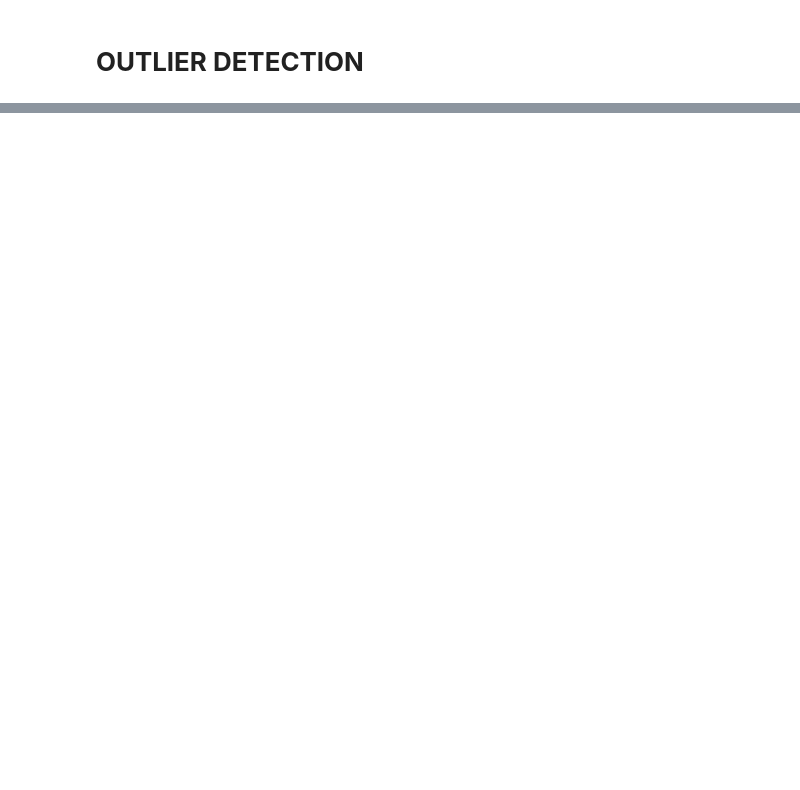
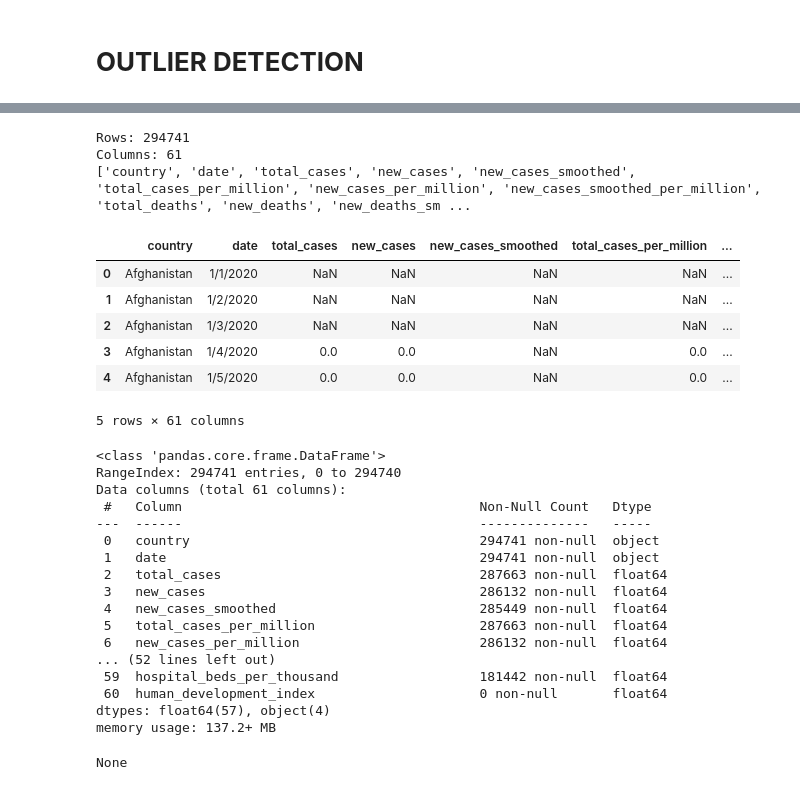
Before and after one commit to devansh391k/COVID-19-ANALYSIS-DATA-SCIENCE-PROJECT-, a Jupyter notebook: COVID19_ANALYSIS.ipynb, the cells around one changed output, grey strips where cells are left out. Drawn from its saved outputs; the diff is of its cells as text; code cells hidden in the pictures; blank space fills up the shorter version.

```diff
--- a/COVID19_ANALYSIS.ipynb
+++ b/COVID19_ANALYSIS.ipynb
@@ -313,0 +502,58 @@ plt.show()
+# %%
+import pandas as pd
+import numpy as np
+import matplotlib.pyplot as plt
+import seaborn as sns
+
+from sklearn.model_selection import train_test_split
+from sklearn.pipeline import Pipeline
+from sklearn.compose import ColumnTransformer
+from sklearn.impute import SimpleImputer
+from sklearn.preprocessing import OneHotEncoder, StandardScaler
+
+from sklearn.linear_model import LinearRegression
+from sklearn.tree import DecisionTreeRegressor
+from sklearn.svm import SVR
+from sklearn.ensemble import RandomForestRegressor, AdaBoostRegressor, GradientBoostingRegressor
+from sklearn.neural_network import MLPRegressor
+
+from sklearn.metrics import mean_squared_error, r2_score
+
+# Path to the uploaded file in Colab (update if different)
+DATA_PATH = "/content/DATA COVID 19.csv"    # Use "/mnt/data/DATA COVID 19.csv" if running locally in same environment
+# %%
+df = pd.read_csv(DATA_PATH)
+print("Rows:", len(df))
+print("Columns:", len(df.columns))
+print(df.columns.tolist()[:40])   # show first 40 columns
+display(df.head())
+display(df.info())
+# %% [output]
+Rows: 294741
+Columns: 61
+['country', 'date', 'total_cases', 'new_cases', 'new_cases_smoothed', 'total_cases_per_million', 'new_cases_per_million', 'new_cases_smoothed_per_million', 'total_deaths', 'new_deaths', 'new_deaths_sm ...
+|  | country | date | total_cases | new_cases | new_cases_smoothed | total_cases_per_million | ... |
+| 0 | Afghanistan | 1/1/2020 | NaN | NaN | NaN | NaN | ... |
+| 1 | Afghanistan | 1/2/2020 | NaN | NaN | NaN | NaN | ... |
+| 2 | Afghanistan | 1/3/2020 | NaN | NaN | NaN | NaN | ... |
+| 3 | Afghanistan | 1/4/2020 | 0.0 | 0.0 | NaN | 0.0 | ... |
+| 4 | Afghanistan | 1/5/2020 | 0.0 | 0.0 | NaN | 0.0 | ... |
+5 rows × 61 columns
+<class 'pandas.core.frame.DataFrame'>
+RangeIndex: 294741 entries, 0 to 294740
+Data columns (total 61 columns):
+ #   Column                                      Non-Null Count   Dtype
+---  ------                                      --------------   -----
+ 0   country                                     294741 non-null  object
+ 1   date                                        294741 non-null  object
+ 2   total_cases                                 287663 non-null  float64
+ 3   new_cases                                   286132 non-null  float64
+ 4   new_cases_smoothed                          285449 non-null  float64
+ 5   total_cases_per_million                     287663 non-null  float64
+ 6   new_cases_per_million                       286132 non-null  float64
+... (52 lines left out)
+ 59  hospital_beds_per_thousand                  181442 non-null  float64
+ 60  human_development_index                     0 non-null       float64
+dtypes: float64(57), object(4)
+memory usage: 137.2+ MB
+None
```
Also changed, not shown: parts of 23 cells of this notebook.
